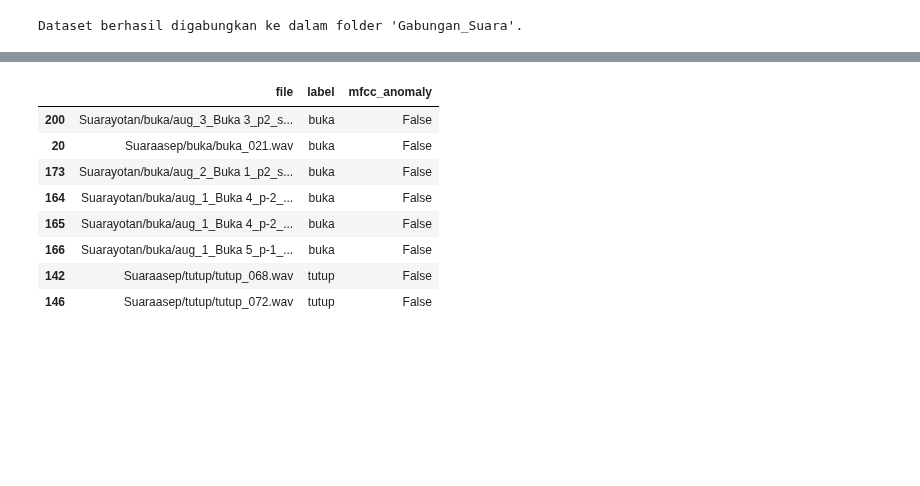
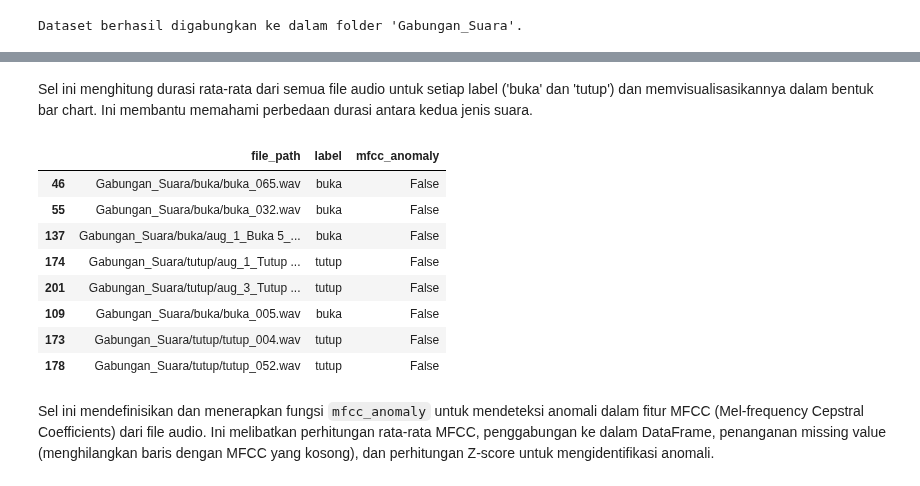
Before and after one commit to Yotan123/psd, a Jupyter notebook: _sources/Suara.ipynb, the cells around one changed output, grey strips where cells are left out. Saved outputs shown, nothing was run; the diff lists cells and outputs as text; code cells hidden in the pictures; blank space fills up the shorter version.

```diff
--- a/_sources/Suara.ipynb
+++ b/_sources/Suara.ipynb
@@ -203,3 +239,6 @@ Name: duration, dtype: float64
+# %% [markdown]
+
+Sel ini menghitung durasi rata-rata dari semua file audio untuk setiap label ('buka' dan 'tutup') dan memvisualisasikannya dalam bentuk bar chart. Ini membantu memahami perbedaan durasi antara kedua jenis suara.
 # %%
 from scipy import stats
 import librosa
@@ -237,49 +276,61 @@ def mfcc_anomaly(df, n_mfcc=13, z_thresh=3.0):
 
     mfcc_means = []  # Menyimpan rata-rata MFCC
     for idx, row in df.iterrows():
-        fp = row.get('file', None)
+        fp = row.get('file_path', None) # Menggunakan 'file_path' bukan 'file'
         if not fp or not os.path.exists(fp):
             mfcc_means.append(np.full(n_mfcc, np.nan))
             continue
         try:
             # Memuat file audio mono dan menghitung MFCC
             y, sr = load_mono(fp)
             if sr is None or len(y) < 2:
                 mfcc_means.append(np.full(n_mfcc, np.nan))
                 continue
             mf = librosa.feature.mfcc(y=y, sr=sr, n_mfcc=n_mfcc)
             mfcc_means.append(np.mean(mf, axis=1))  # Mengambil rata-rata MFCC per file
         except Exception:
             mfcc_means.append(np.full(n_mfcc, np.nan))  # Jika gagal, masukkan NaN
 
     # Gabungkan rata-rata MFCC ke dalam dataframe
     M = np.vstack(mfcc_means)  # Stack data MFCC
     mf_df = pd.DataFrame(M, columns=[f"mfcc_mean_{i+1}" for i in range(M.shape[1])])
     combined = pd.concat([df.reset_index(drop=True), mf_df], axis=1)  # Gabungkan dengan data original
 
-    # Hitung Z-score untuk mendeteksi anomali
-    z = np.abs(stats.zscore(mf_df.fillna(mf_df.mean()), nan_policy='omit'))  # Ganti NaN dengan rata-rata
+    # Identifikasi kolom MFCC
+    mfcc_cols = [col for col in combined.columns if col.startswith('mfcc_mean_')]
+
+    # Periksa dan hilangkan baris dengan missing value di kolom MFCC
+    initial_rows_count = combined.shape[0]
+    combined.dropna(subset=mfcc_cols, inplace=True)
+    if combined.shape[0] < initial_rows_count:
+        print(f"Menghilangkan {initial_rows_count - combined.shape[0]} baris karena missing value di fitur MFCC.")
+
+    # Hitung Z-score untuk mendeteksi anomali pada data yang sudah bersih
+    z = np.abs(stats.zscore(combined[mfcc_cols], nan_policy='omit'))  # nan_policy='omit' masih relevan jika ada NaN di luar MFCC cols
     z_any = np.any(z > z_thresh, axis=1)  # Deteksi anomali jika z-score lebih tinggi dari threshold
     combined['mfcc_anomaly'] = z_any  # Tandai anomali
 
     return combined
 
 # Deteksi anomali MFCC
 qc = mfcc_anomaly(base_stats)
 
 # Ambil 8 contoh data yang dianalisis (atau sesuaikan jumlahnya)
 n = min(8, len(qc))
 if n > 0:
-    display(qc[['file', 'label', 'mfcc_anomaly']].sample(n))
+    display(qc[['file_path', 'label', 'mfcc_anomaly']].sample(n))
 else:
     print("qc kosong — tidak ada file untuk dianalisis")
 # %% [output]
-|  | file | label | mfcc_anomaly |
-| 200 | Suarayotan/buka/aug_3_Buka 3_p2_s... | buka | False |
-| 20 | Suaraasep/buka/buka_021.wav | buka | False |
-| 173 | Suarayotan/buka/aug_2_Buka 1_p2_s... | buka | False |
-| 164 | Suarayotan/buka/aug_1_Buka 4_p-2_... | buka | False |
-| 165 | Suarayotan/buka/aug_1_Buka 4_p-2_... | buka | False |
-| 166 | Suarayotan/buka/aug_1_Buka 5_p-1_... | buka | False |
-| 142 | Suaraasep/tutup/tutup_068.wav | tutup | False |
-| 146 | Suaraasep/tutup/tutup_072.wav | tutup | False |
+|  | file_path | label | mfcc_anomaly |
+| 46 | Gabungan_Suara/buka/buka_065.wav | buka | False |
+| 55 | Gabungan_Suara/buka/buka_032.wav | buka | False |
+| 137 | Gabungan_Suara/buka/aug_1_Buka 5_... | buka | False |
+| 174 | Gabungan_Suara/tutup/aug_1_Tutup ... | tutup | False |
+| 201 | Gabungan_Suara/tutup/aug_3_Tutup ... | tutup | False |
+| 109 | Gabungan_Suara/buka/buka_005.wav | buka | False |
+| 173 | Gabungan_Suara/tutup/tutup_004.wav | tutup | False |
+| 178 | Gabungan_Suara/tutup/tutup_052.wav | tutup | False |
+# %% [markdown]
+
+Sel ini mendefinisikan dan menerapkan fungsi `mfcc_anomaly` untuk mendeteksi anomali dalam fitur MFCC (Mel-frequency Cepstral Coefficients) dari file audio. Ini melibatkan perhitungan rata-rata MFCC, penggabungan ke dalam DataFrame, penanganan missing value (menghilangkan baris dengan MFCC yang kosong), dan perhitungan Z-score untuk mengidentifikasi anomali.
```
Also changed, not shown: parts of 8 cells of this notebook, 11 other files.
